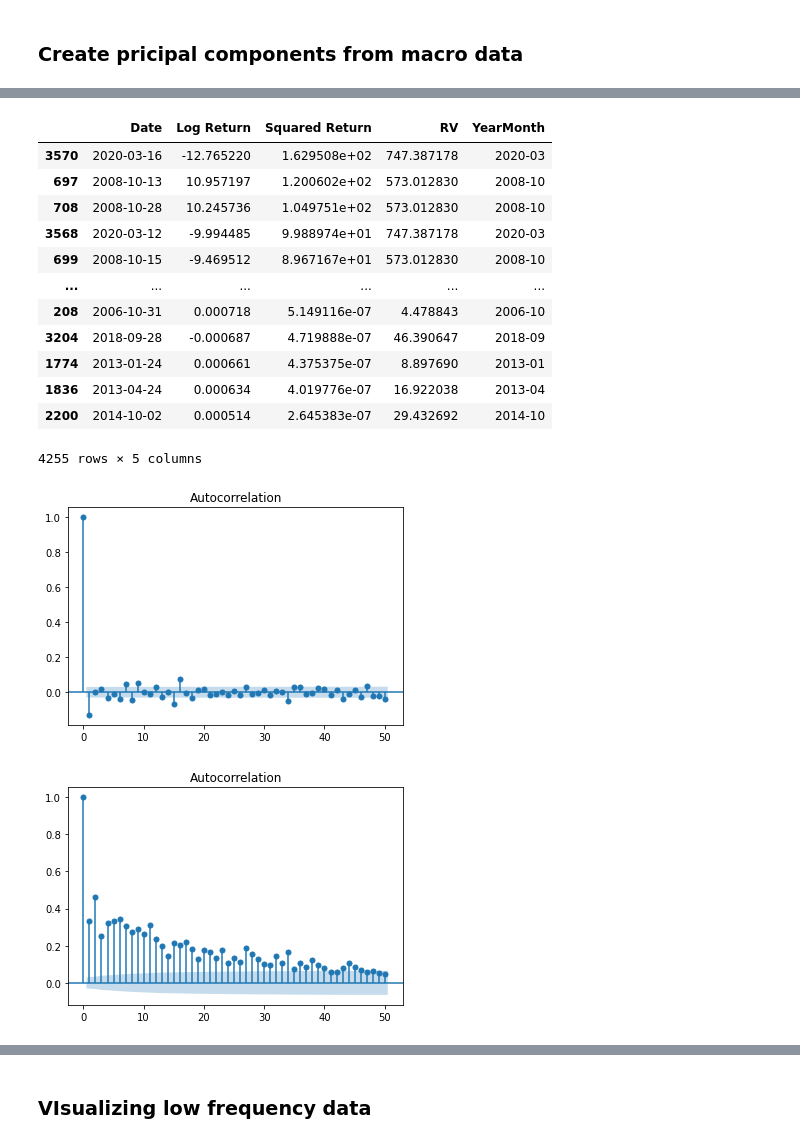
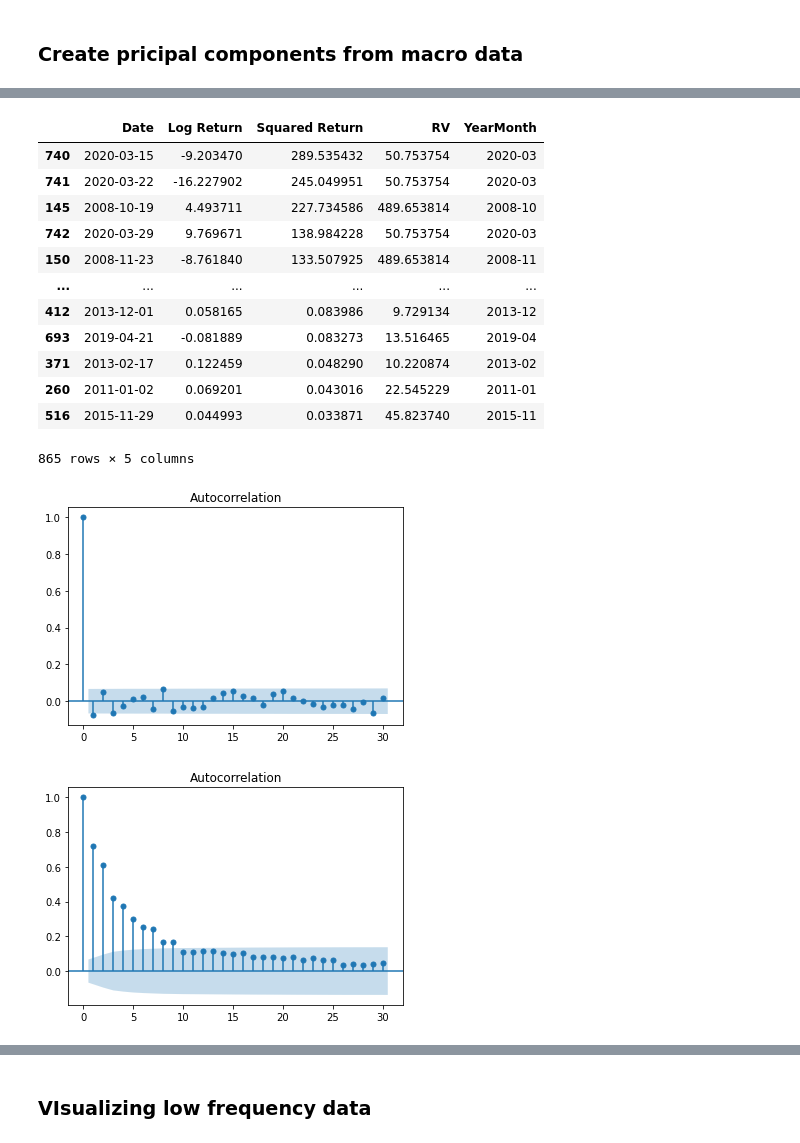
Before and after one commit to setamies/volatility-modeling, a Jupyter notebook: main.ipynb, the cells around one changed output, grey strips where cells are left out. Cells and saved outputs as stored; diff of their text form; code cells hidden in the pictures.

```diff
--- a/main.ipynb
+++ b/main.ipynb
@@ -28,5 +28,9 @@ sp500 = StockData(ticker, start_date, end_date).fetch_data()
 sp500 = sp500[sp500['Log Return'] != 0]
 sp500 = sp500.dropna()
 sp500
+
+# Make the sp500 be on a weekly frequency instead of daily
+sp500 = sp500.resample('W').sum()
+sp500.to_csv('data/sp500_weekly.csv')
 # %% [output]
 [*********************100%***********************]  1 of 1 completed
@@ -267,31 +251,31 @@ Kurtosis (Squared Returns):  227.5072769241876
 sp500.sort_values(ascending=False, by='Squared Return')
 # %% [output]
 |  | Date | Log Return | Squared Return | RV | YearMonth |
-| 3570 | 2020-03-16 | -12.765220 | 1.629508e+02 | 747.387178 | 2020-03 |
-| 697 | 2008-10-13 | 10.957197 | 1.200602e+02 | 573.012830 | 2008-10 |
-| 708 | 2008-10-28 | 10.245736 | 1.049751e+02 | 573.012830 | 2008-10 |
-| 3568 | 2020-03-12 | -9.994485 | 9.988974e+01 | 747.387178 | 2020-03 |
-| 699 | 2008-10-15 | -9.469512 | 8.967167e+01 | 573.012830 | 2008-10 |
+| 740 | 2020-03-15 | -9.203470 | 289.535432 | 50.753754 | 2020-03 |
+| 741 | 2020-03-22 | -16.227902 | 245.049951 | 50.753754 | 2020-03 |
+| 145 | 2008-10-19 | 4.493711 | 227.734586 | 489.653814 | 2008-10 |
+| 742 | 2020-03-29 | 9.769671 | 138.984228 | 50.753754 | 2020-03 |
+| 150 | 2008-11-23 | -8.761840 | 133.507925 | 489.653814 | 2008-11 |
 | ... | ... | ... | ... | ... | ... |
-| 208 | 2006-10-31 | 0.000718 | 5.149116e-07 | 4.478843 | 2006-10 |
-| 3204 | 2018-09-28 | -0.000687 | 4.719888e-07 | 46.390647 | 2018-09 |
-| 1774 | 2013-01-24 | 0.000661 | 4.375375e-07 | 8.897690 | 2013-01 |
-| 1836 | 2013-04-24 | 0.000634 | 4.019776e-07 | 16.922038 | 2013-04 |
-| 2200 | 2014-10-02 | 0.000514 | 2.645383e-07 | 29.432692 | 2014-10 |
+| 412 | 2013-12-01 | 0.058165 | 0.083986 | 9.729134 | 2013-12 |
+| 693 | 2019-04-21 | -0.081889 | 0.083273 | 13.516465 | 2019-04 |
+| 371 | 2013-02-17 | 0.122459 | 0.048290 | 10.220874 | 2013-02 |
+| 260 | 2011-01-02 | 0.069201 | 0.043016 | 22.545229 | 2011-01 |
+| 516 | 2015-11-29 | 0.044993 | 0.033871 | 45.823740 | 2015-11 |
-4255 rows × 5 columns
+865 rows × 5 columns
 # %%
 # Plot the autocorrelation of the returns
 from statsmodels.graphics.tsaplots import plot_acf
 
-plot_acf(sp500['Log Return'].dropna(), lags=50)
+plot_acf(sp500['Log Return'].dropna())
 plt.show()
 
 # Now, plot the autocorrelation of squared returns
 
-plot_acf(sp500['Squared Return'].dropna(), lags=50)
+plot_acf(sp500['Squared Return'].dropna())
 plt.show()
 # %% [output]
-[figure, old version]
+[figure, new version]
-[figure, old version]
+[figure, new version]
 # %%
 
```
Also changed, not shown: parts of 28 cells of this notebook, 1 other file.
